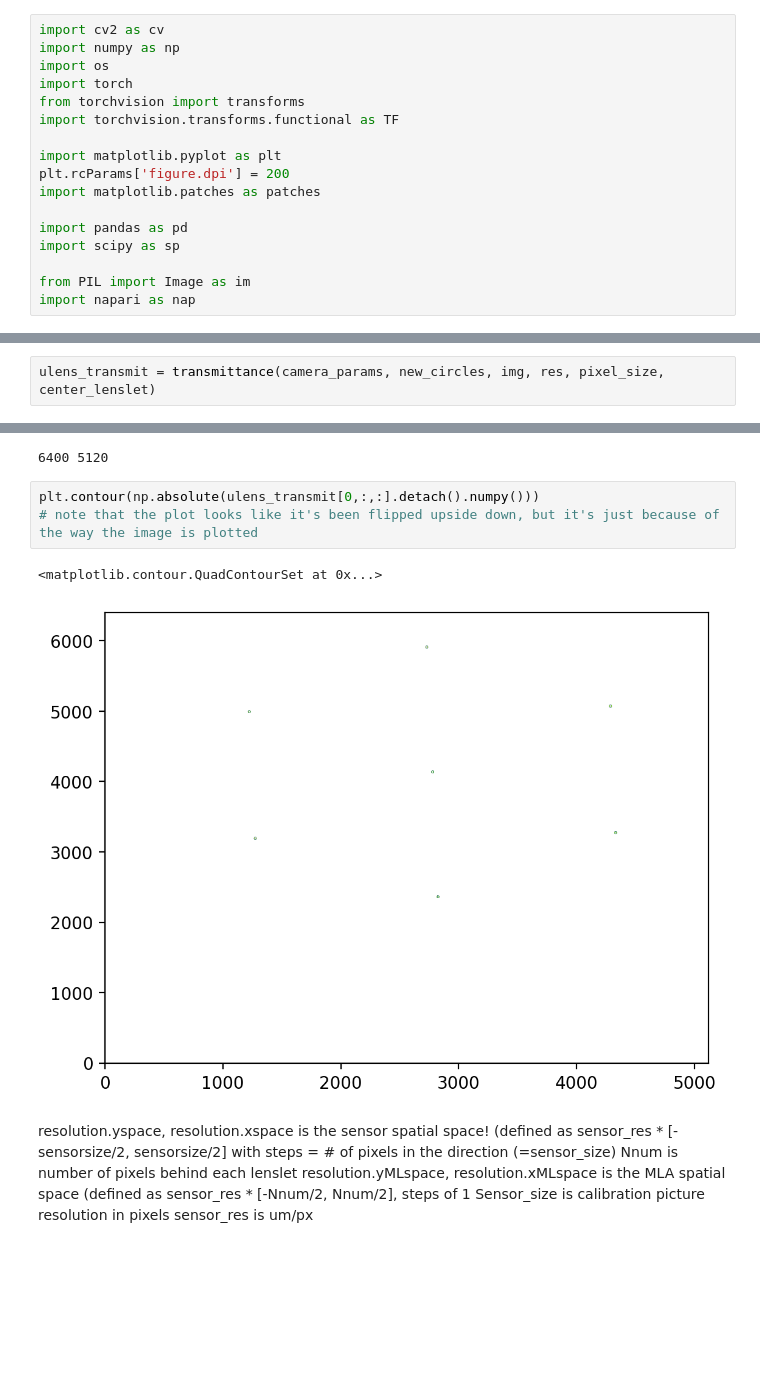
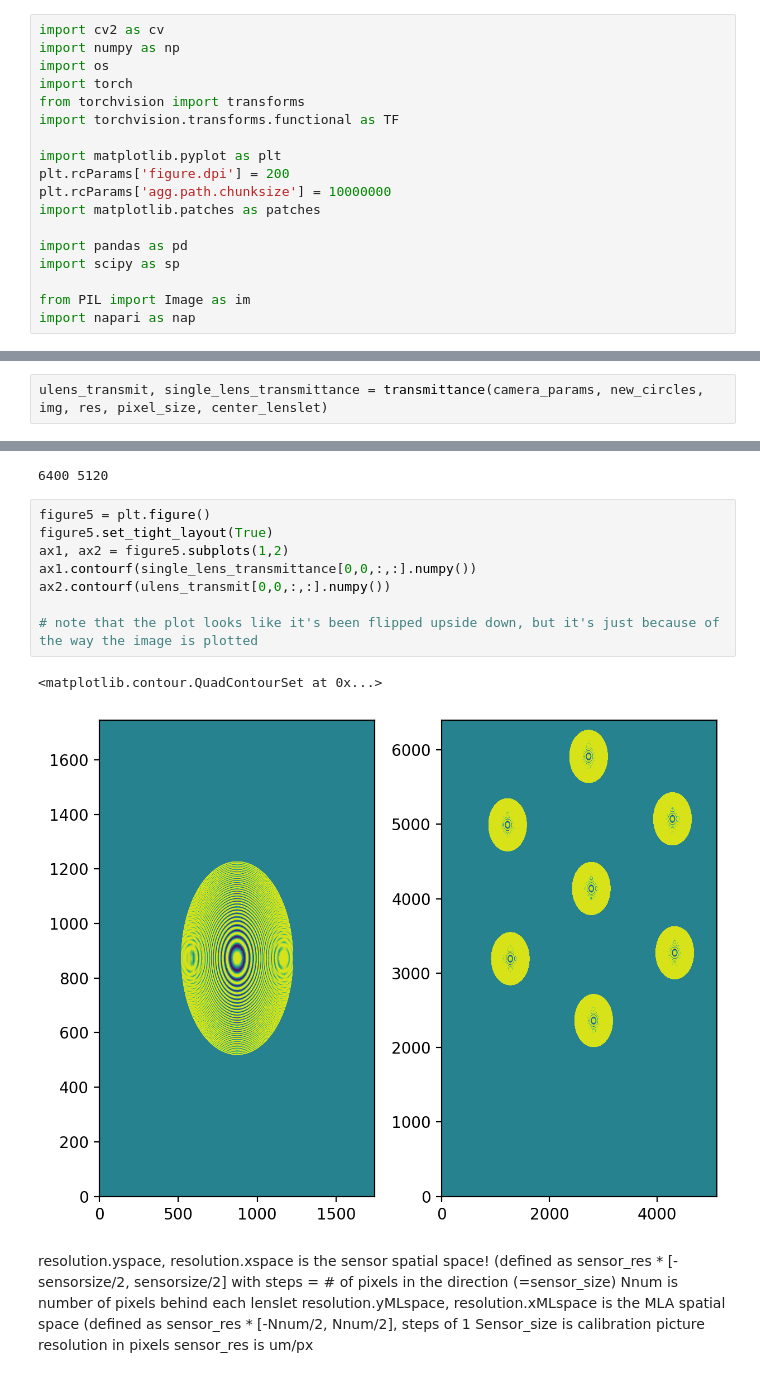
Before and after one commit to halensolomon/pyFLFM, a Jupyter notebook: halentrieshisbest.ipynb, the cells around one changed output, grey strips where cells are left out. Cells and saved outputs as stored; diff of their text form; blank space fills up the shorter version.

```diff
--- a/halentrieshisbest.ipynb
+++ b/halentrieshisbest.ipynb
@@ -8,6 +8,7 @@ import torchvision.transforms.functional as TF
 
 import matplotlib.pyplot as plt
 plt.rcParams['figure.dpi'] = 200
+plt.rcParams['agg.path.chunksize'] = 10000000
 import matplotlib.patches as patches
 
 import pandas as pd
@@ -355,2 +379,2 @@ def transmittance(camera_params, lenslet_centers, calibration_img, resolution, p
 # %%
-ulens_transmit = transmittance(camera_params, new_circles, img, res, pixel_size, center_lenslet)
+ulens_transmit, single_lens_transmittance = transmittance(camera_params, new_circles, img, res, pixel_size, center_lenslet)
@@ -361,11 +383,16 @@ print(len(img[0,:]), len(img[:,0]))
 # %% [output]
 6400 5120
 # %%
-plt.contour(np.absolute(ulens_transmit[0,:,:].detach().numpy()))
+figure5 = plt.figure()
+figure5.set_tight_layout(True)
+ax1, ax2 = figure5.subplots(1,2)
+ax1.contourf(single_lens_transmittance[0,0,:,:].numpy())
+ax2.contourf(ulens_transmit[0,0,:,:].numpy())
+
 # note that the plot looks like it's been flipped upside down, but it's just because of the way the image is plotted
 # %% [output]
 <matplotlib.contour.QuadContourSet at 0x...>
-[figure, old version]
+[figure, new version]
 # %% [markdown]
 resolution.yspace, resolution.xspace is the sensor spatial space! (defined as sensor_res * [-sensorsize/2, sensorsize/2] with steps = # of pixels in the direction (=sensor_size)
 Nnum is number of pixels behind each lenslet
```
Also changed, not shown: parts of 10 cells of this notebook, 1 other file.
